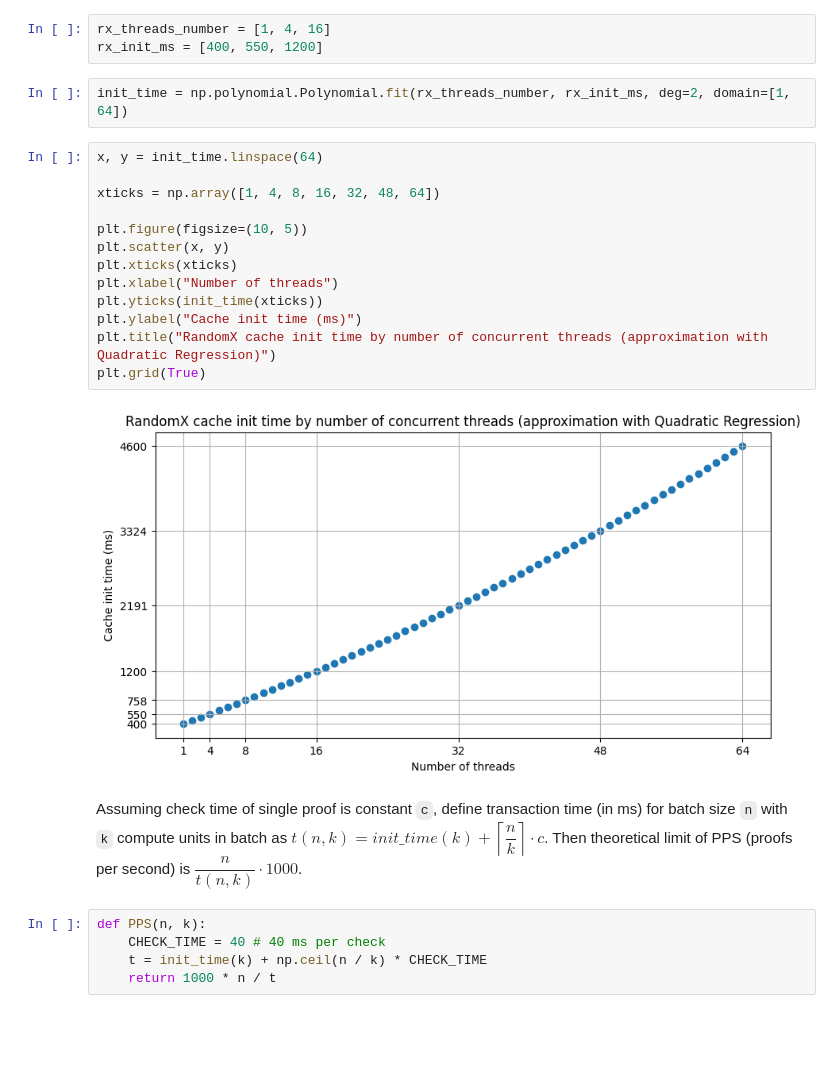
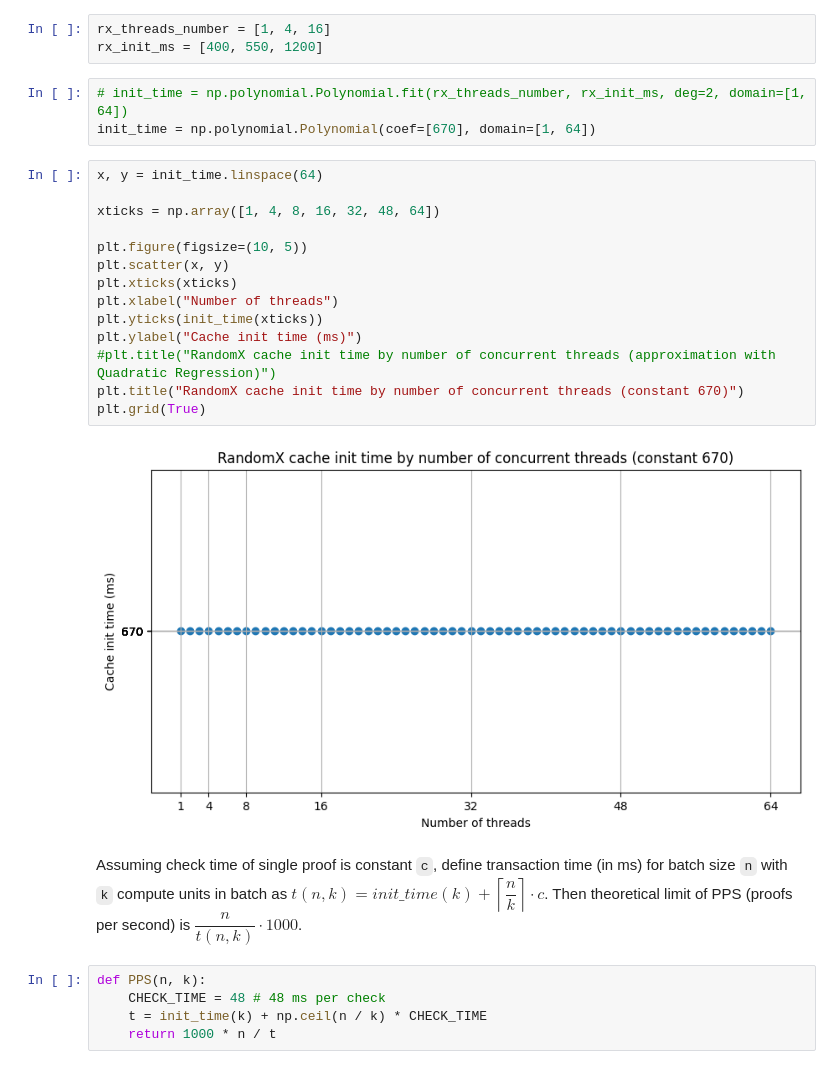
Before and after one commit to fluencelabs/ipc-load-test, a Jupyter notebook: analysis/Theoretical.ipynb, the cells around one changed output. Saved outputs shown, nothing was run; the diff lists cells and outputs as text; blank space fills up the shorter version.

```diff
--- a/analysis/Theoretical.ipynb
+++ b/analysis/Theoretical.ipynb
@@ -10,28 +10,30 @@ RandomX cache init time as second degree polynomial of `k` - number of parallel
 rx_threads_number = [1, 4, 16]
 rx_init_ms = [400, 550, 1200]
 # %%
-init_time = np.polynomial.Polynomial.fit(rx_threads_number, rx_init_ms, deg=2, domain=[1, 64])
+# init_time = np.polynomial.Polynomial.fit(rx_threads_number, rx_init_ms, deg=2, domain=[1, 64])
+init_time = np.polynomial.Polynomial(coef=[670], domain=[1, 64])
 # %%
 x, y = init_time.linspace(64)
 
 xticks = np.array([1, 4, 8, 16, 32, 48, 64])
 
 plt.figure(figsize=(10, 5))
 plt.scatter(x, y)
 plt.xticks(xticks)
 plt.xlabel("Number of threads")
 plt.yticks(init_time(xticks))
 plt.ylabel("Cache init time (ms)")
-plt.title("RandomX cache init time by number of concurrent threads (approximation with Quadratic Regression)")
+#plt.title("RandomX cache init time by number of concurrent threads (approximation with Quadratic Regression)")
+plt.title("RandomX cache init time by number of concurrent threads (constant 670)")
 plt.grid(True)
 # %% [output]
-[figure, old version]
+[figure, new version]
 # %% [markdown]
 Assuming check time of single proof is constant `c`, define transaction time (in ms) for batch size `n` with `k` compute units in batch
 as $t(n, k) = init\_time(k) + \left\lceil \dfrac{n}{k} \right\rceil \cdot c$. Then theoretical limit of PPS (proofs per second) is $\dfrac{n}{t(n, k)} \cdot 1000$.
 # %%
 def PPS(n, k):
-    CHECK_TIME = 40 # 40 ms per check
+    CHECK_TIME = 48 # 48 ms per check
     t = init_time(k) + np.ceil(n / k) * CHECK_TIME
     return 1000 * n / t
 # %%
```
Also changed, not shown: parts of 1 cell of this notebook.
